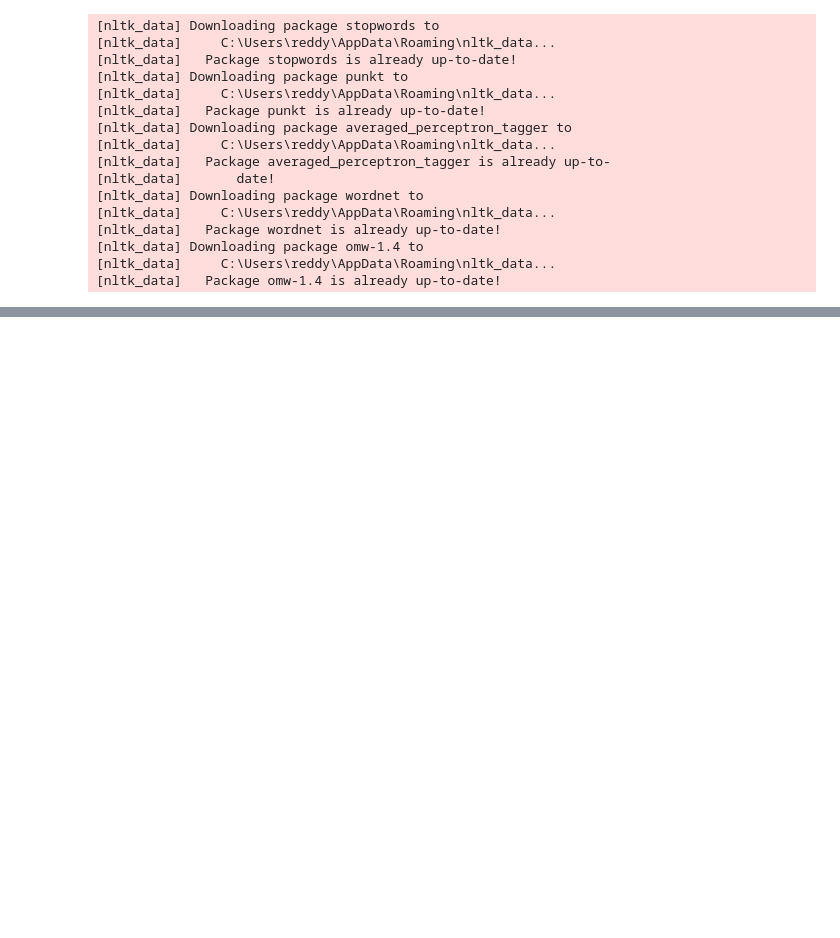
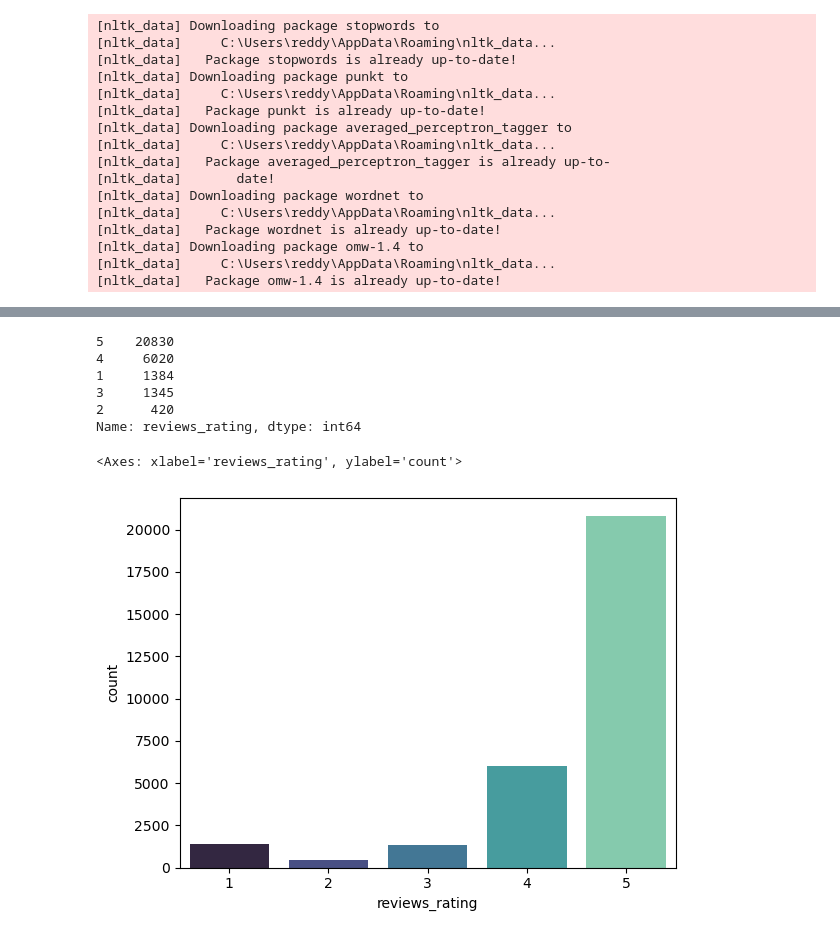
Before and after one commit to sYashReddy/upGradCapstone, a Jupyter notebook: Untitled.ipynb, the cells around one changed output, grey strips where cells are left out. Drawn from its saved outputs; the diff is of its cells as text; code cells hidden in the pictures; blank space fills up the shorter version.

```diff
--- a/Untitled.ipynb
+++ b/Untitled.ipynb
@@ -65,0 +139,15 @@ df_reviews.head()
+# %%
+df_reviews["reviews_rating"].value_counts()
+# %% [output]
+5    20830
+4     6020
+1     1384
+3     1345
+2      420
+Name: reviews_rating, dtype: int64
+# %%
+#visualize the user_rating..
+sns.countplot(x='reviews_rating', data= df_reviews, palette="mako")
+# %% [output]
+<Axes: xlabel='reviews_rating', ylabel='count'>
+[figure, added]
```
Also changed, not shown: parts of 27 cells of this notebook.
